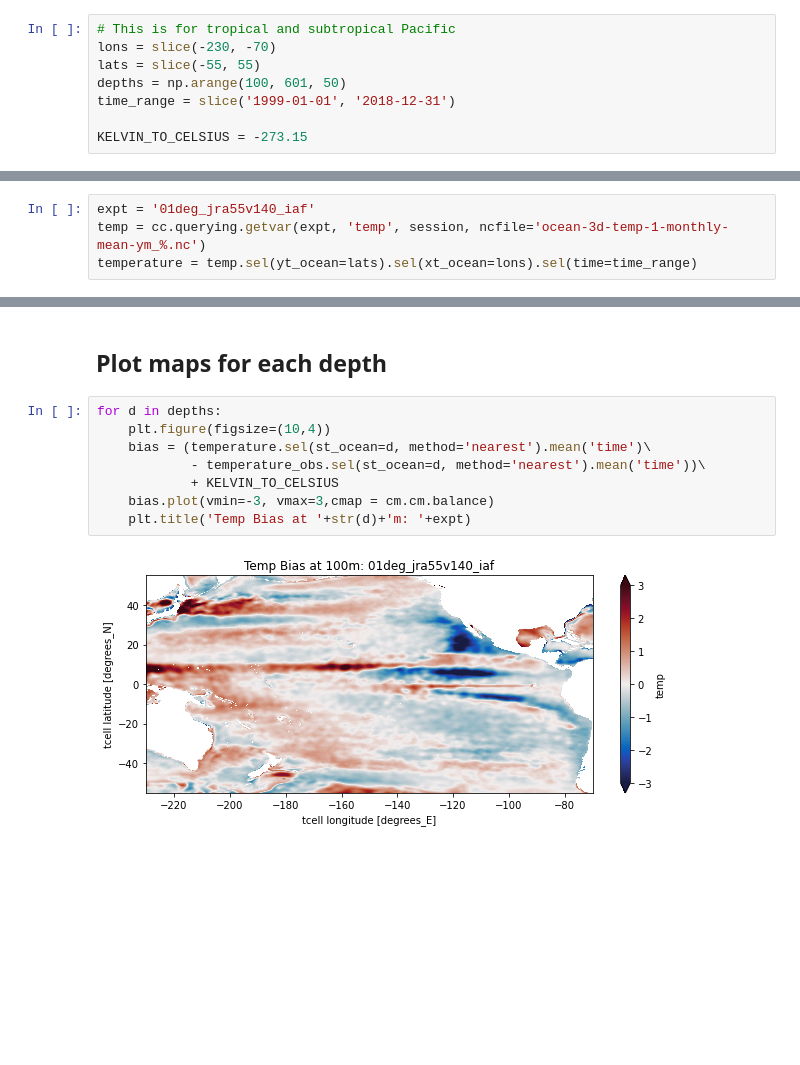
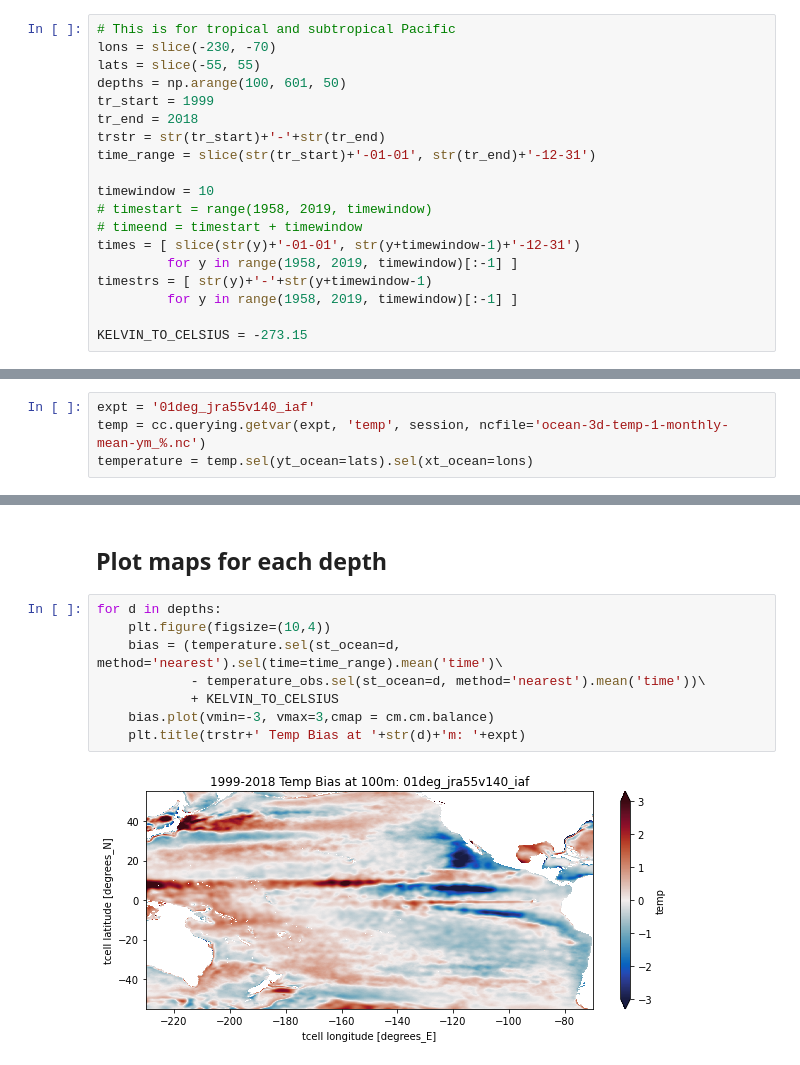
Before and after one commit to COSIMA/ACCESS-OM2-Temp-Biases, a Jupyter notebook: TempBiasMaps.ipynb, the cells around one changed output, grey strips where cells are left out. Cells and saved outputs as stored; diff of their text form; blank space fills up the shorter version.

```diff
--- a/TempBiasMaps.ipynb
+++ b/TempBiasMaps.ipynb
@@ -28,7 +28,18 @@ session = cc.database.create_session()
 lons = slice(-230, -70)
 lats = slice(-55, 55)
 depths = np.arange(100, 601, 50)
-time_range = slice('1999-01-01', '2018-12-31')
+tr_start = 1999
+tr_end = 2018
+trstr = str(tr_start)+'-'+str(tr_end)
+time_range = slice(str(tr_start)+'-01-01', str(tr_end)+'-12-31')
+
+timewindow = 10
+# timestart = range(1958, 2019, timewindow)
+# timeend = timestart + timewindow
+times = [ slice(str(y)+'-01-01', str(y+timewindow-1)+'-12-31')
+         for y in range(1958, 2019, timewindow)[:-1] ]
+timestrs = [ str(y)+'-'+str(y+timewindow-1)
+         for y in range(1958, 2019, timewindow)[:-1] ]
 
 KELVIN_TO_CELSIUS = -273.15
 # %% [markdown]
@@ -36,7 +47,7 @@ KELVIN_TO_CELSIUS = -273.15
 # %%
 expt = '01deg_jra55v140_iaf'
 temp = cc.querying.getvar(expt, 'temp', session, ncfile='ocean-3d-temp-1-monthly-mean-ym_%.nc')
-temperature = temp.sel(yt_ocean=lats).sel(xt_ocean=lons).sel(time=time_range)
+temperature = temp.sel(yt_ocean=lats).sel(xt_ocean=lons)
 # %%
 # Load obs
 ds_obs = xr.open_mfdataset('/g/data/ik11/observations/woa13/01/woa13_ts_??_mom01.nc')
@@ -51,10 +62,10 @@ temperature_obs = ds_obs.temp
 # %%
 for d in depths:
     plt.figure(figsize=(10,4))
-    bias = (temperature.sel(st_ocean=d, method='nearest').mean('time')\
+    bias = (temperature.sel(st_ocean=d, method='nearest').sel(time=time_range).mean('time')\
             - temperature_obs.sel(st_ocean=d, method='nearest').mean('time'))\
             + KELVIN_TO_CELSIUS
     bias.plot(vmin=-3, vmax=3,cmap = cm.cm.balance)
-    plt.title('Temp Bias at '+str(d)+'m: '+expt)
+    plt.title(trstr+' Temp Bias at '+str(d)+'m: '+expt)
 # %% [output]
-[figure, old version]
+[figure, new version]
```
Also changed, not shown: parts of 3 cells of this notebook.
